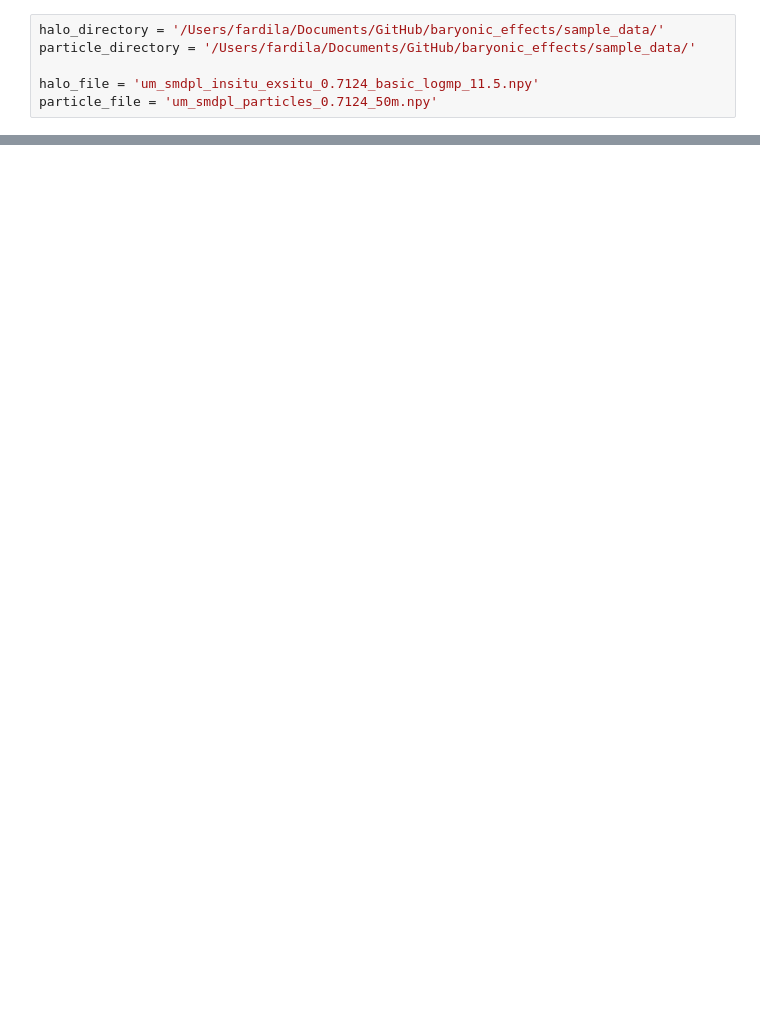
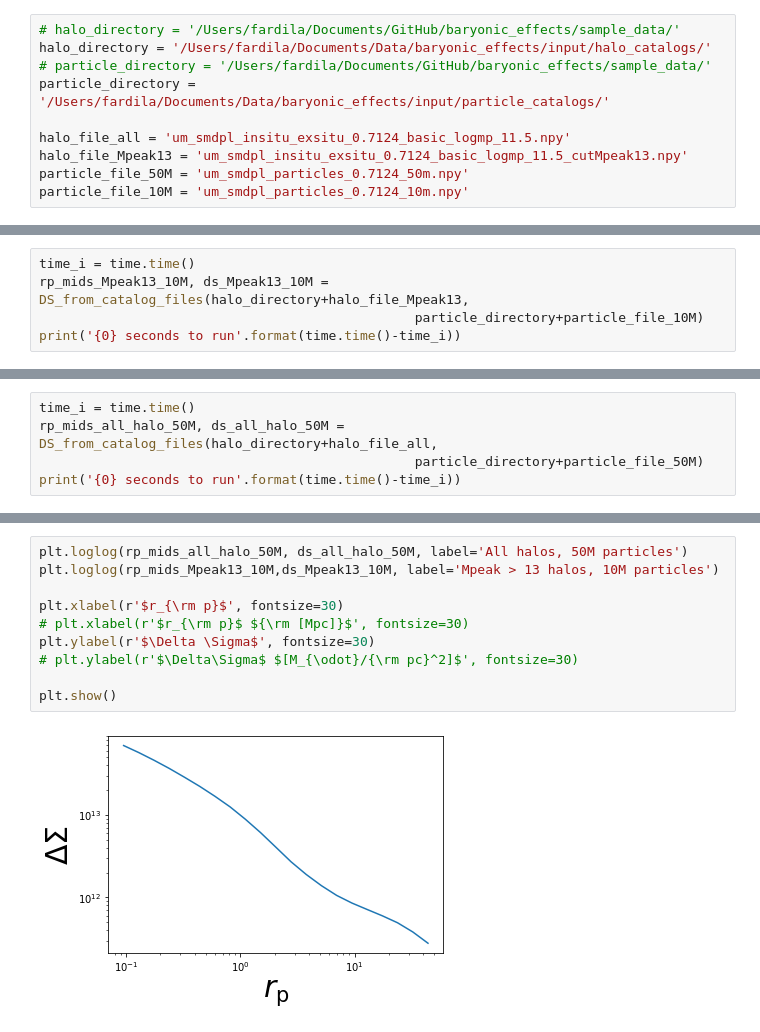
Before and after one commit to f-ardila/baryonic_effects, a Jupyter notebook: testing_DS_with_reduced_catalogs.ipynb, the cells around one changed output, grey strips where cells are left out. Cells and saved outputs as stored; diff of their text form; blank space fills up the shorter version.

Commit message:
tested with fewere partciles on small halo catalogs

```diff
--- a/testing_DS_with_reduced_catalogs.ipynb
+++ b/testing_DS_with_reduced_catalogs.ipynb
@@ -6,6 +8,10 @@ from halotools.mock_observables import delta_sigma, return_xyz_formatted_array
 # %%
-halo_directory = '/Users/fardila/Documents/GitHub/baryonic_effects/sample_data/'
-particle_directory = '/Users/fardila/Documents/GitHub/baryonic_effects/sample_data/'
+# halo_directory = '/Users/fardila/Documents/GitHub/baryonic_effects/sample_data/'
+halo_directory = '/Users/fardila/Documents/Data/baryonic_effects/input/halo_catalogs/'
+# particle_directory = '/Users/fardila/Documents/GitHub/baryonic_effects/sample_data/'
+particle_directory = '/Users/fardila/Documents/Data/baryonic_effects/input/particle_catalogs/'
 
-halo_file = 'um_smdpl_insitu_exsitu_0.7124_basic_logmp_11.5.npy'
-particle_file = 'um_smdpl_particles_0.7124_50m.npy'
+halo_file_all = 'um_smdpl_insitu_exsitu_0.7124_basic_logmp_11.5.npy'
+halo_file_Mpeak13 = 'um_smdpl_insitu_exsitu_0.7124_basic_logmp_11.5_cutMpeak13.npy'
+particle_file_50M = 'um_smdpl_particles_0.7124_50m.npy'
+particle_file_10M = 'um_smdpl_particles_0.7124_10m.npy'
@@ -11,0 +78,5 @@ particle_file = 'um_smdpl_particles_0.7124_50m.npy'
+# %%
+time_i = time.time()
+rp_mids_Mpeak13_10M, ds_Mpeak13_10M = DS_from_catalog_files(halo_directory+halo_file_Mpeak13,
+                                                particle_directory+particle_file_10M)
+print('{0} seconds to run'.format(time.time()-time_i))
@@ -11,0 +88,5 @@ particle_file = 'um_smdpl_particles_0.7124_50m.npy'
+# %%
+time_i = time.time()
+rp_mids_all_halo_50M, ds_all_halo_50M = DS_from_catalog_files(halo_directory+halo_file_all,
+                                                particle_directory+particle_file_50M)
+print('{0} seconds to run'.format(time.time()-time_i))
@@ -11,0 +118,12 @@ particle_file = 'um_smdpl_particles_0.7124_50m.npy'
+# %%
+plt.loglog(rp_mids_all_halo_50M, ds_all_halo_50M, label='All halos, 50M particles')
+plt.loglog(rp_mids_Mpeak13_10M,ds_Mpeak13_10M, label='Mpeak > 13 halos, 10M particles')
+
+plt.xlabel(r'$r_{\rm p}$', fontsize=30)
+# plt.xlabel(r'$r_{\rm p}$ ${\rm [Mpc]}$', fontsize=30)
+plt.ylabel(r'$\Delta \Sigma$', fontsize=30)
+# plt.ylabel(r'$\Delta\Sigma$ $[M_{\odot}/{\rm pc}^2]$', fontsize=30)
+
+plt.show()
+# %% [output]
+[figure, added]
```
Also changed, not shown: parts of 24 cells of this notebook.
